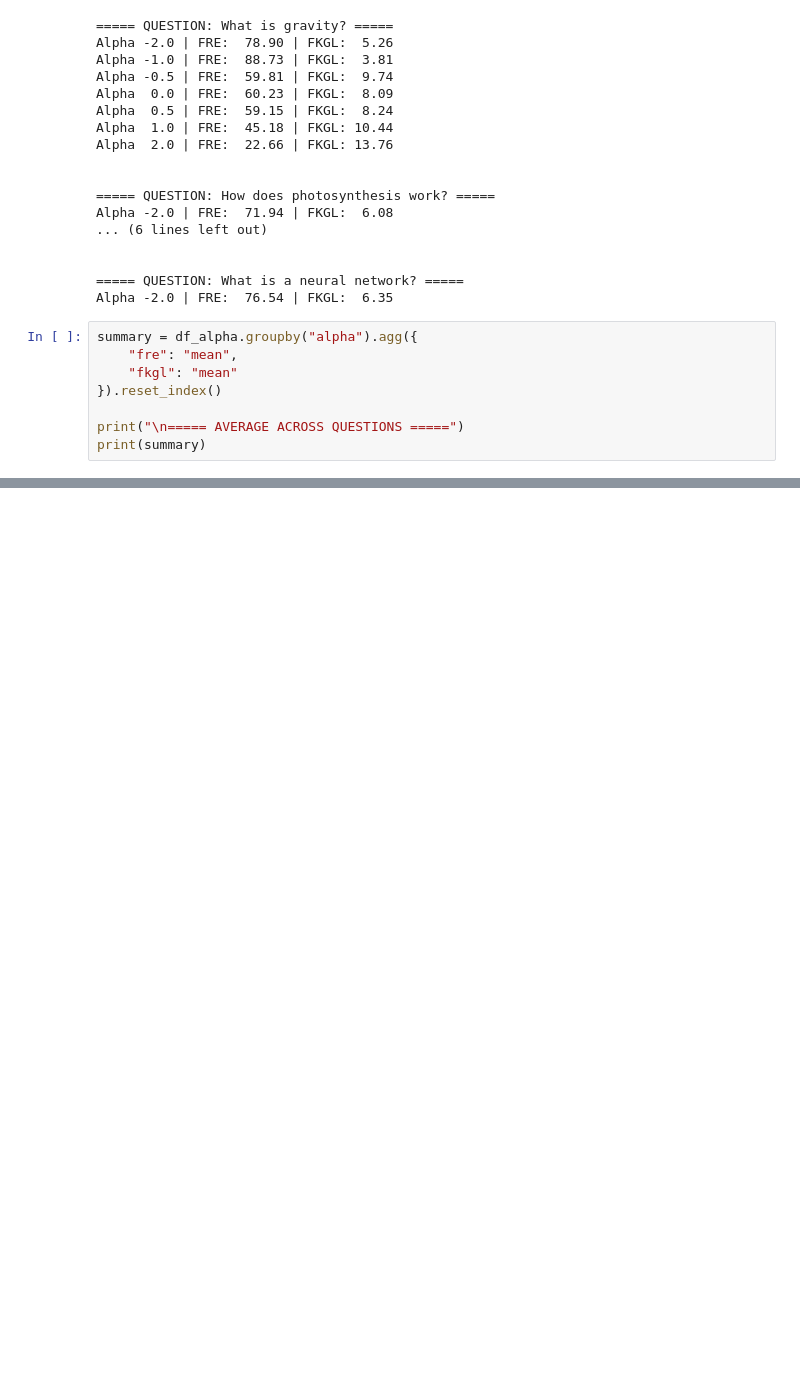
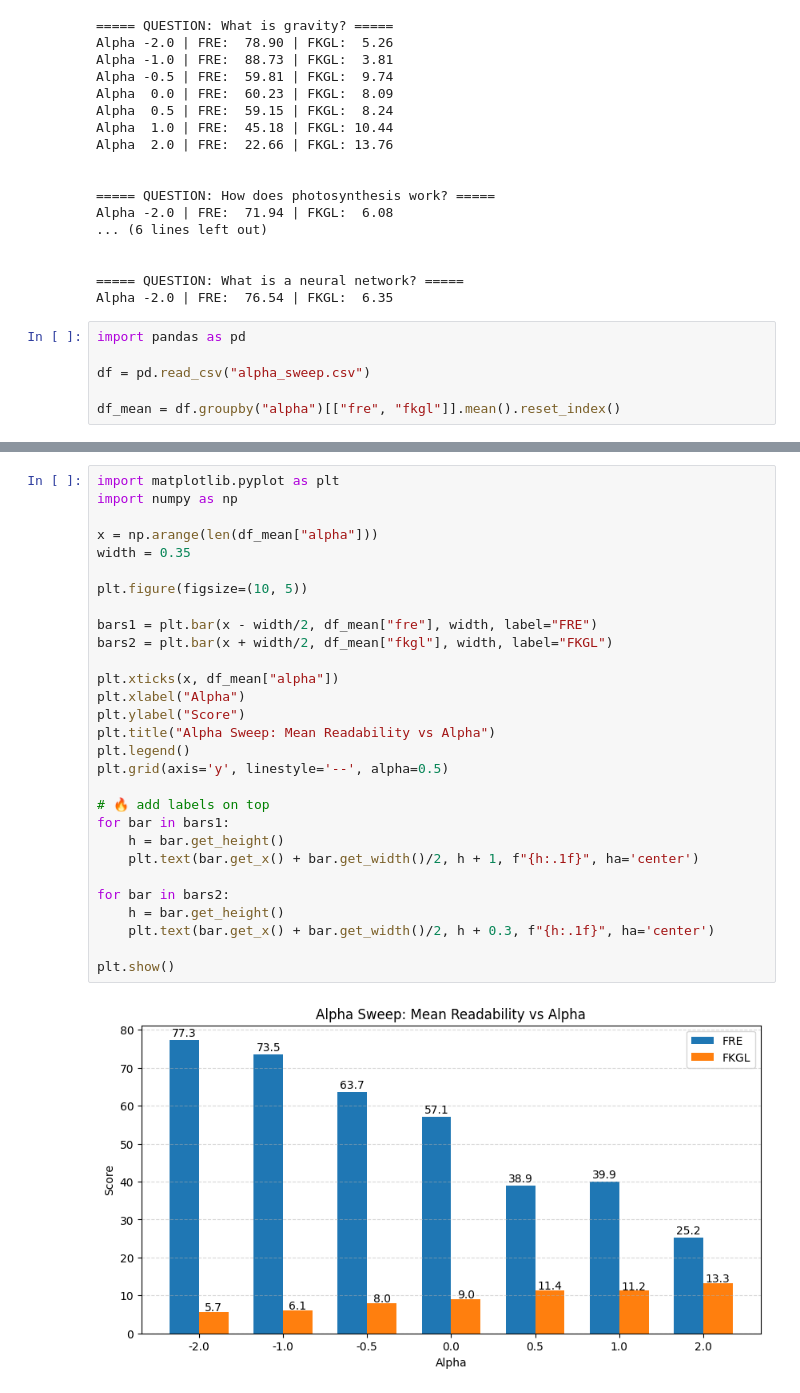
Before and after one commit to VimalJ5/User-Adaptive-XAI, a Jupyter notebook: steering_vectors/03_steer.ipynb, the cells around one changed output, grey strips where cells are left out. Cells and saved outputs as stored; diff of their text form; blank space fills up the shorter version.

Commit message:
plots added

```diff
--- a/steering_vectors/03_steer.ipynb
+++ b/steering_vectors/03_steer.ipynb
@@ -216,10 +216,8 @@ Alpha -2.0 | FRE:  71.94 | FKGL:  6.08
 ===== QUESTION: What is a neural network? =====
 Alpha -2.0 | FRE:  76.54 | FKGL:  6.35
 # %%
-summary = df_alpha.groupby("alpha").agg({
-    "fre": "mean",
-    "fkgl": "mean"
-}).reset_index()
+import pandas as pd
 
-print("\n===== AVERAGE ACROSS QUESTIONS =====")
-print(summary)
+df = pd.read_csv("alpha_sweep.csv")
+
+df_mean = df.groupby("alpha")[["fre", "fkgl"]].mean().reset_index()
@@ -227,0 +235,31 @@ summary = summary.sort_values("alpha")
+# %%
+import matplotlib.pyplot as plt
+import numpy as np
+
+x = np.arange(len(df_mean["alpha"]))
+width = 0.35
+
+plt.figure(figsize=(10, 5))
+
+bars1 = plt.bar(x - width/2, df_mean["fre"], width, label="FRE")
+bars2 = plt.bar(x + width/2, df_mean["fkgl"], width, label="FKGL")
+
+plt.xticks(x, df_mean["alpha"])
+plt.xlabel("Alpha")
+plt.ylabel("Score")
+plt.title("Alpha Sweep: Mean Readability vs Alpha")
+plt.legend()
+plt.grid(axis='y', linestyle='--', alpha=0.5)
+
+# 🔥 add labels on top
+for bar in bars1:
+    h = bar.get_height()
+    plt.text(bar.get_x() + bar.get_width()/2, h + 1, f"{h:.1f}", ha='center')
+
+for bar in bars2:
+    h = bar.get_height()
+    plt.text(bar.get_x() + bar.get_width()/2, h + 0.3, f"{h:.1f}", ha='center')
+
+plt.show()
+# %% [output]
+[figure, added]
```
Also changed, not shown: parts of 3 cells of this notebook, 1 other file.
